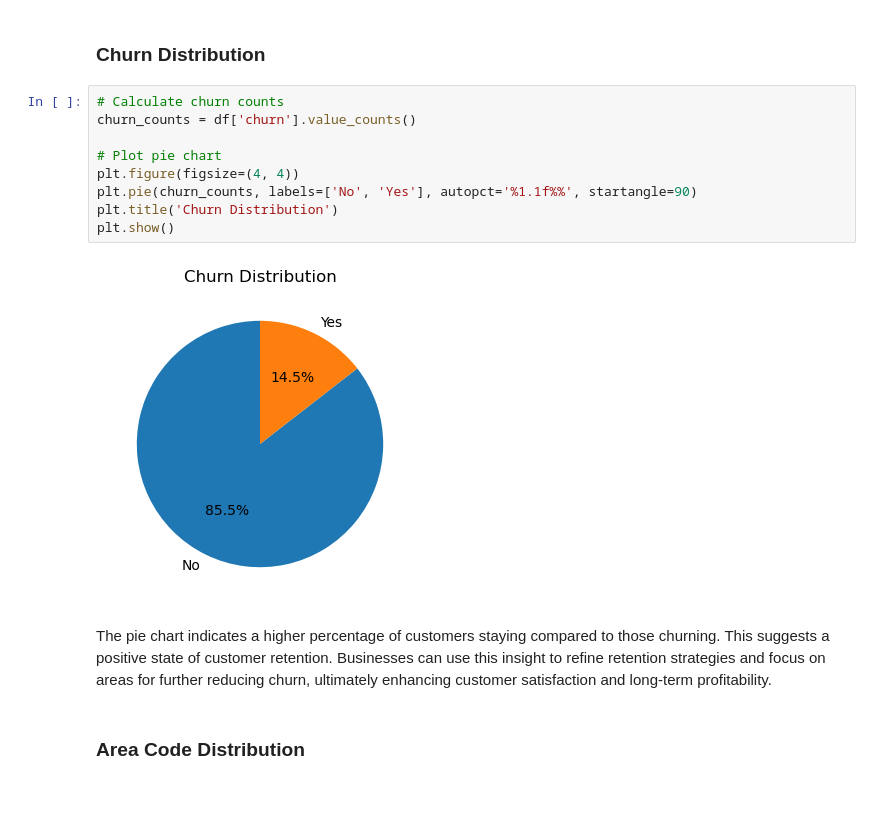
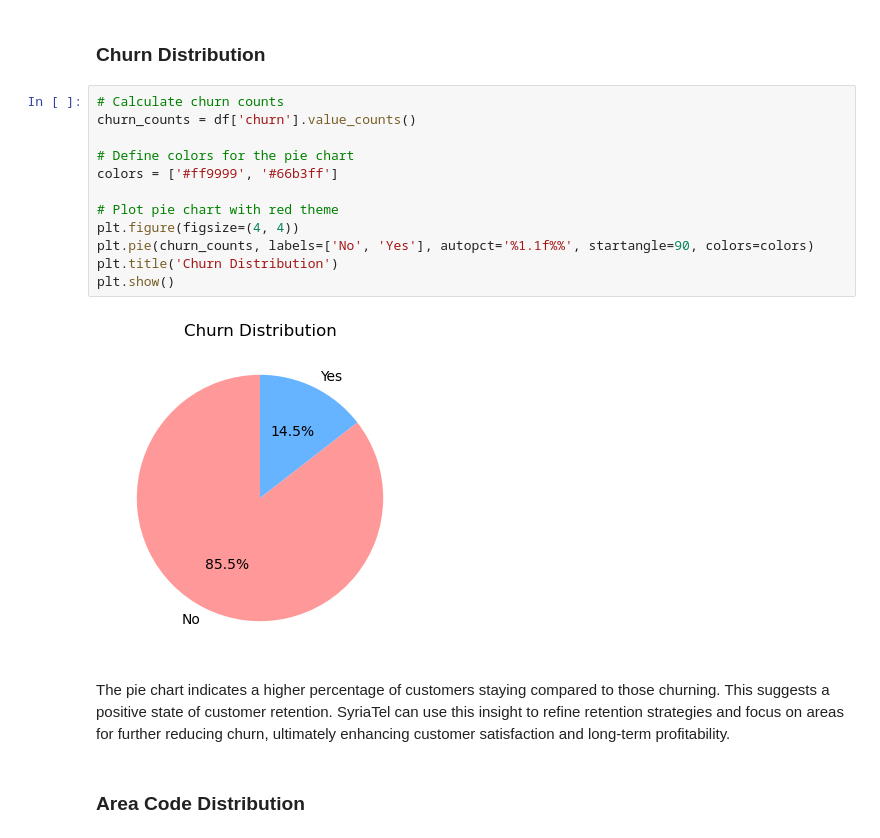
Before and after one commit to kiptochmike/Customer-Churn, a Jupyter notebook: customer_churn.ipynb, the cells around one changed output. Drawn from its saved outputs; the diff is of its cells as text; blank space fills up the shorter version.

```diff
--- a/customer_churn.ipynb
+++ b/customer_churn.ipynb
@@ -213,16 +217,19 @@ The dataframe has no missing values and no duplicates
 # %%
 # Calculate churn counts
 churn_counts = df['churn'].value_counts()
 
-# Plot pie chart
+# Define colors for the pie chart
+colors = ['#ff9999', '#66b3ff']
+
+# Plot pie chart with red theme
 plt.figure(figsize=(4, 4))
-plt.pie(churn_counts, labels=['No', 'Yes'], autopct='%1.1f%%', startangle=90)
+plt.pie(churn_counts, labels=['No', 'Yes'], autopct='%1.1f%%', startangle=90, colors=colors)
 plt.title('Churn Distribution')
 plt.show()
 # %% [output]
-[figure, old version]
+[figure, new version]
 # %% [markdown]
-The pie chart indicates a higher percentage of customers staying compared to those churning. This suggests a positive state of customer retention. Businesses can use this insight to refine retention strategies and focus on areas for further reducing churn, ultimately enhancing customer satisfaction and long-term profitability.
+The pie chart indicates a higher percentage of customers staying compared to those churning. This suggests a positive state of customer retention. SyriaTel can use this insight to refine retention strategies and focus on areas for further reducing churn, ultimately enhancing customer satisfaction and long-term profitability.
 # %% [markdown]
 ### Area Code Distribution
 # %%
```
Also changed, not shown: parts of 19 cells of this notebook, 3 other files.
